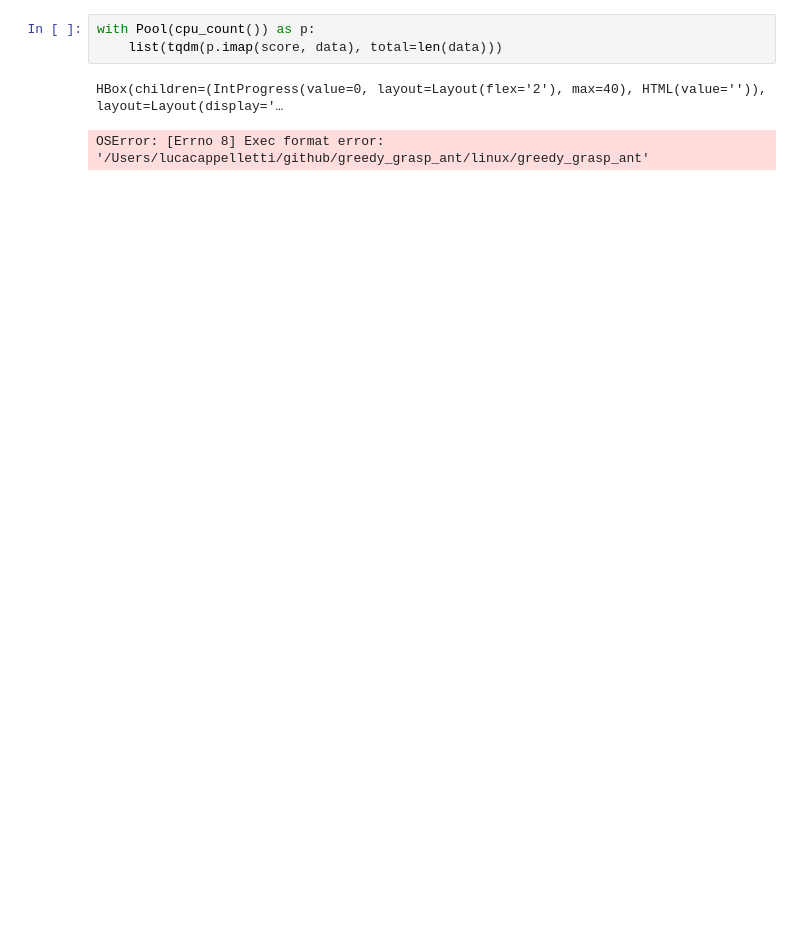
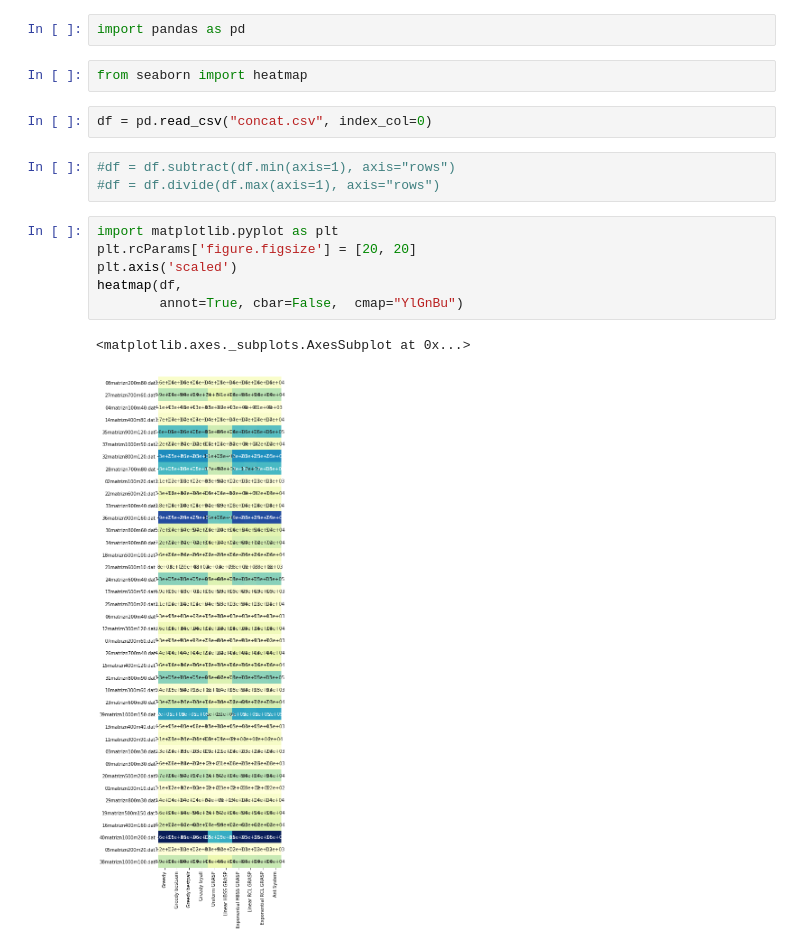
Before and after one commit to LucaCappelletti94/greedy_grasp_ant, a Jupyter notebook: Untitled.ipynb, the cells around one changed output. Cells and saved outputs as stored; diff of their text form; blank space fills up the shorter version.

Commit message:
Refactored scores and computer scoreboard

```diff
--- a/Untitled.ipynb
+++ b/Untitled.ipynb
@@ -20,6 +1,18 @@ data = os.listdir("data")
-# %%
-with Pool(cpu_count()) as p:
-    list(tqdm(p.imap(score, data), total=len(data)))
-# %% [output]
-HBox(children=(IntProgress(value=0, layout=Layout(flex='2'), max=40), HTML(value='')), layout=Layout(display='…
-OSError: [Errno 8] Exec format error: '/Users/lucacappelletti/github/greedy_grasp_ant/linux/greedy_grasp_ant'
+# %%
+import pandas as pd
+# %%
+from seaborn import heatmap
+# %%
+df = pd.read_csv("concat.csv", index_col=0)
+# %%
+#df = df.subtract(df.min(axis=1), axis="rows")
+#df = df.divide(df.max(axis=1), axis="rows")
+# %%
+import matplotlib.pyplot as plt
+plt.rcParams['figure.figsize'] = [20, 20]
+plt.axis('scaled')
+heatmap(df,
+        annot=True, cbar=False,  cmap="YlGnBu")
+# %% [output]
+<matplotlib.axes._subplots.AxesSubplot at 0x...>
+[figure, added]
```
Also changed, not shown: parts of 3 cells of this notebook, 43 other files.
